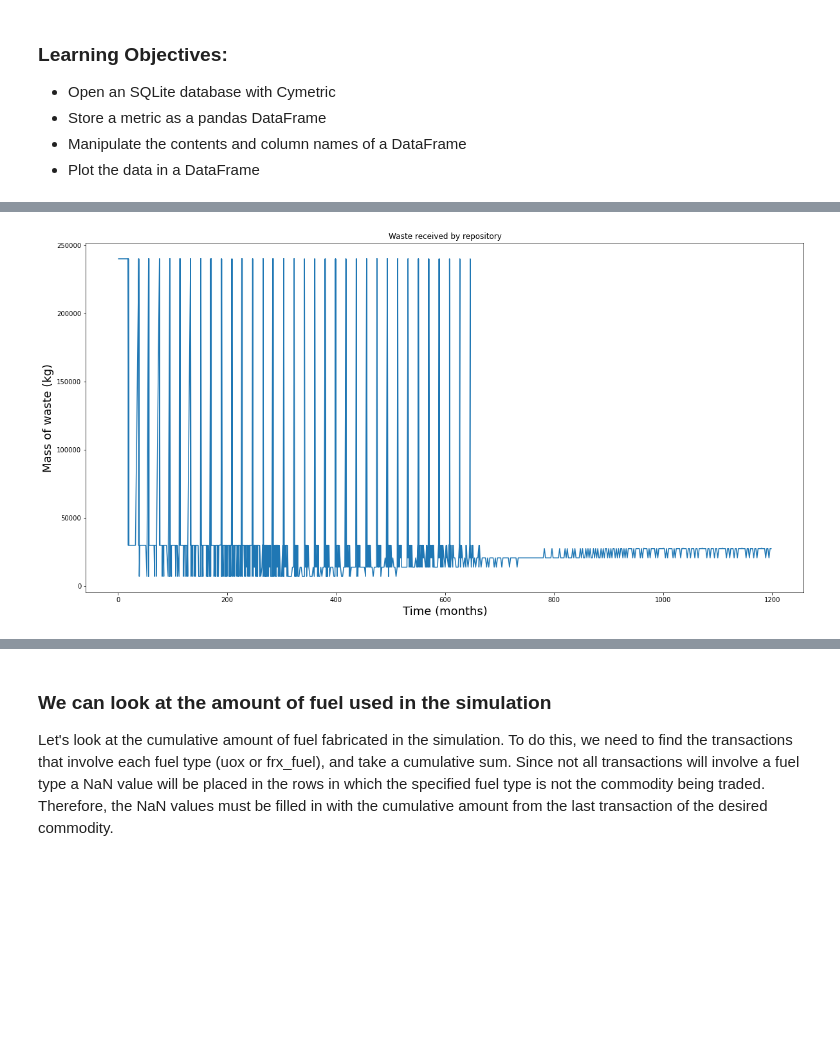
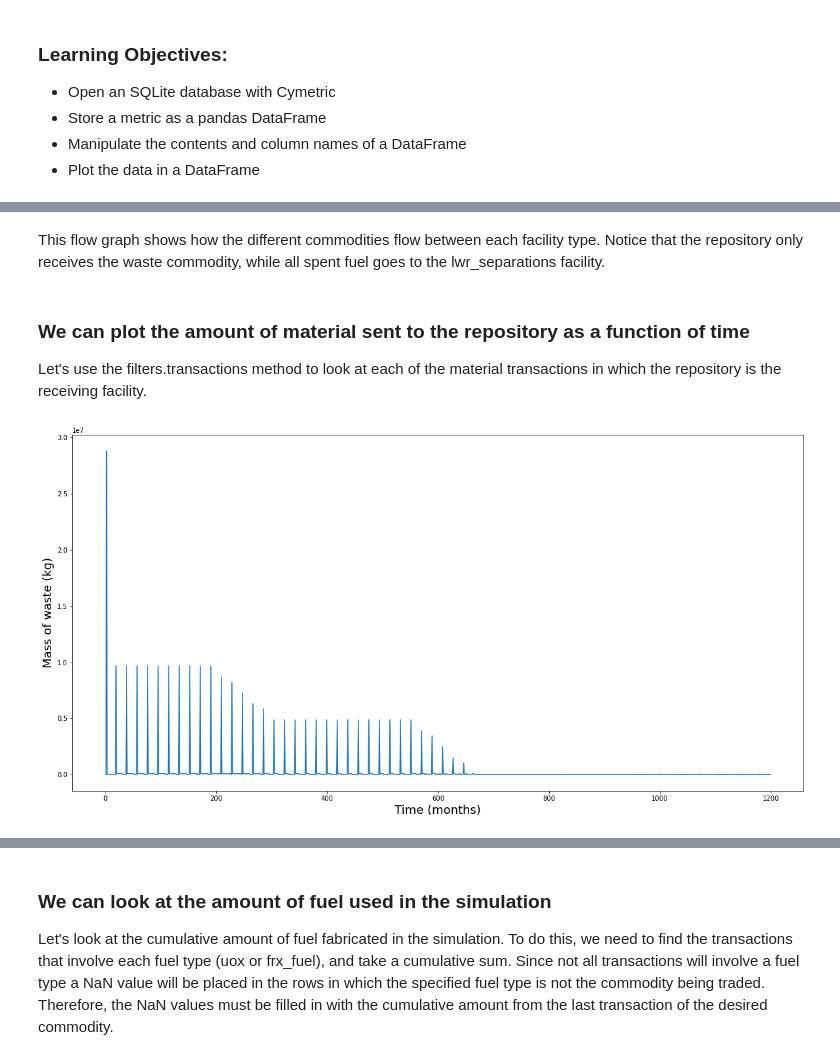
Before and after one commit to cyclus/cymetric, a Jupyter notebook: examples/materials_transactions.ipynb, the cells around one changed output, grey strips where cells are left out. Cells and saved outputs as stored; diff of their text form; code cells hidden in the pictures; blank space fills up the shorter version.

Commit message:
modified to use some methods in cymetric

```diff
--- a/examples/materials_transactions.ipynb
+++ b/examples/materials_transactions.ipynb
@@ -49,8 +54,15 @@ To do this, we must know the waste commodities in the simulation and the prototy
+# %% [markdown]
+This flow graph shows how the different commodities flow between each facility type. Notice that the repository only receives the waste commodity, while all spent fuel goes to the lwr_separations facility.
+# %% [markdown]
+### We can plot the amount of material sent to the repository as a function of time
+
+Let's use the filters.transactions method to look at each of the material transactions in which the repository is the receiving facility.
+# %%
+repo_waste = cyt.transactions(evaler=evaler, receivers=['repo'])
 # %%
-waste = transactions.loc[transactions['Commodity'] == 'waste']#find transactions that involve waste
-waste[['Time','Quantity']].plot(x = 'Time', figsize=(20,10), legend=False)
-plt.xlabel('Time (months)',fontsize=18); plt.ylabel('Mass of waste (kg)',fontsize=18)
-plt.title('Waste received by repository')
+repo_waste.plot(x='Time', figsize=(20,10), legend=False)
+plt.xlabel('Time (months)',fontsize=18)
+plt.ylabel('Mass of waste (kg)',fontsize=18)
 plt.savefig('waste.png')
 # %% [output]
-[figure, old version]
+[figure, new version]
```
Also changed, not shown: parts of 12 cells of this notebook, 6 other files.
